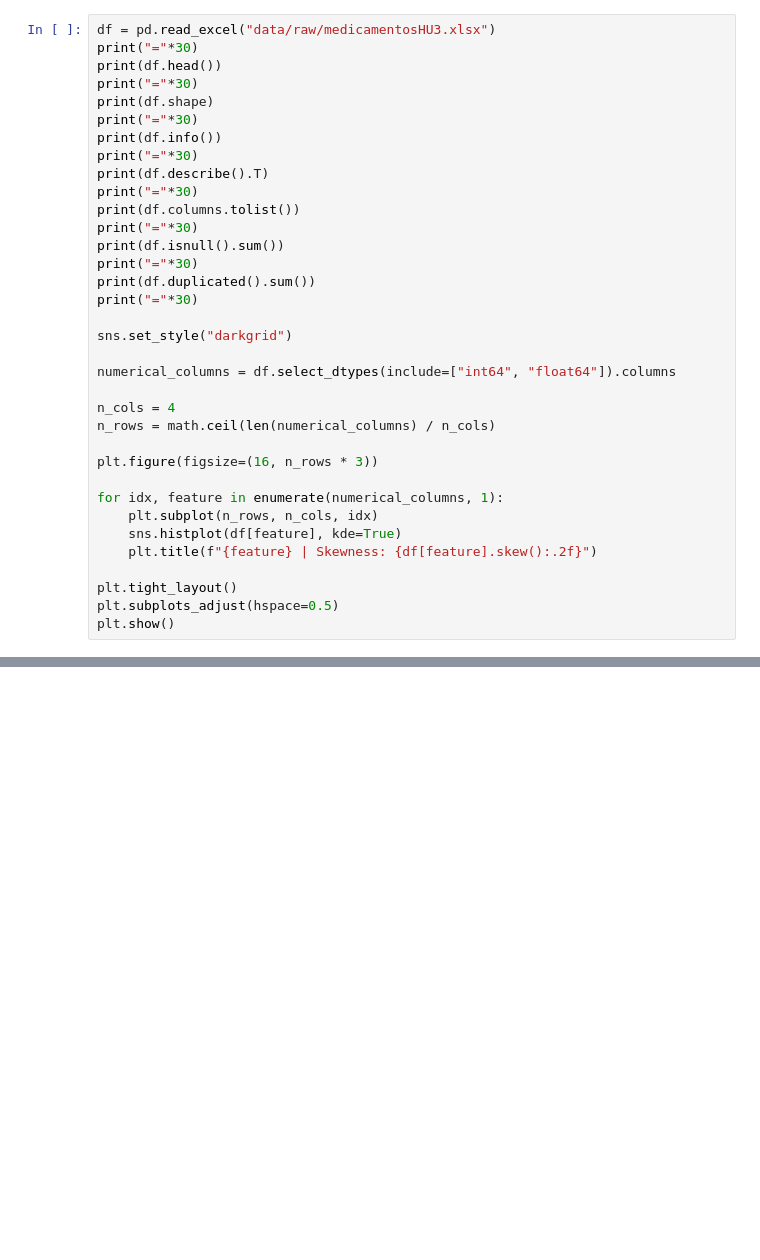
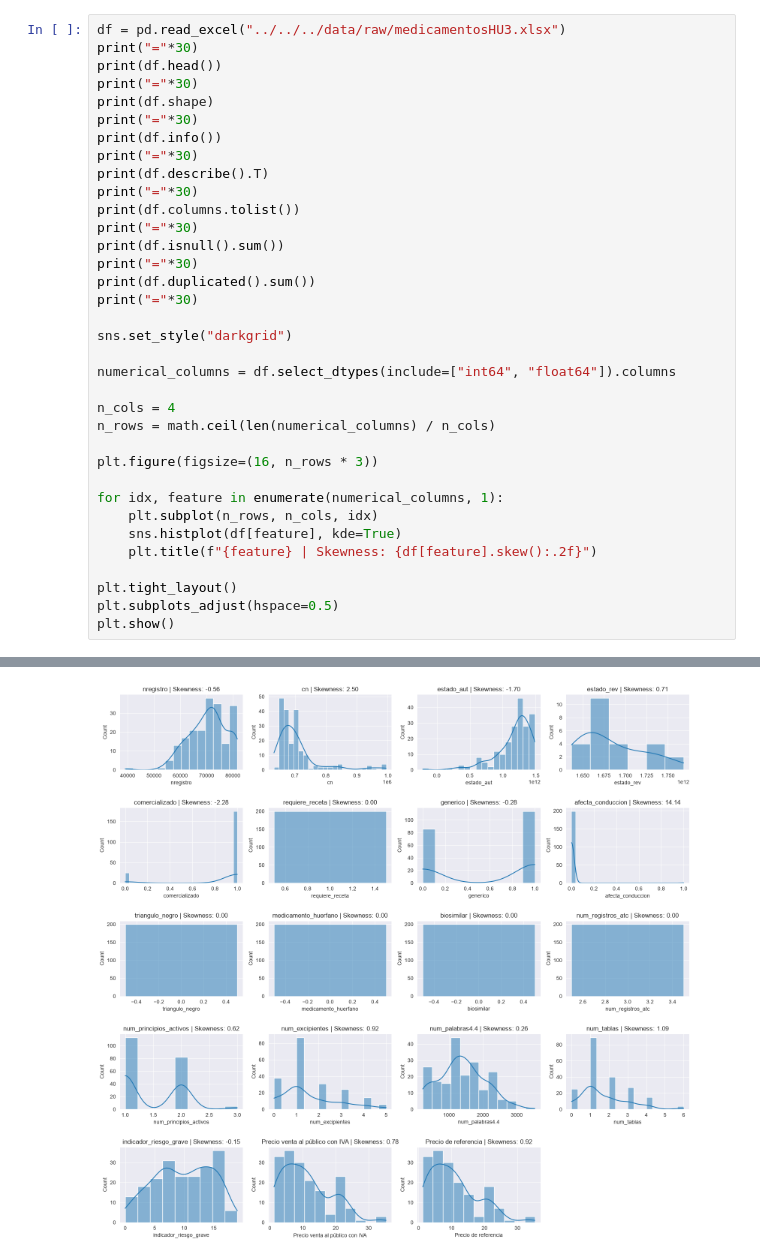
Before and after one commit to jiehao-xu/hipertension_njs, a Jupyter notebook: src/extraction/hu-4/eda.ipynb, the cells around one changed output, grey strips where cells are left out. Cells and saved outputs as stored; diff of their text form; blank space fills up the shorter version.

```diff
--- a/src/extraction/hu-4/eda.ipynb
+++ b/src/extraction/hu-4/eda.ipynb
@@ -11,5 +9,5 @@ ModuleNotFoundError: No module named 'seaborn'
 # %%
-df = pd.read_excel("data/raw/medicamentosHU3.xlsx")
+df = pd.read_excel("../../../data/raw/medicamentosHU3.xlsx")
 print("="*30)
 print(df.head())
 print("="*30)
@@ -43,3 +41,4 @@ for idx, feature in enumerate(numerical_columns, 1):
 plt.tight_layout()
 plt.subplots_adjust(hspace=0.5)
 plt.show()
+# %% [output]
@@ -46 +62,2 @@ plt.show()
+[figure, added]
 # %% [markdown]
```
Also changed, not shown: parts of 3 cells of this notebook, 7 other files.
